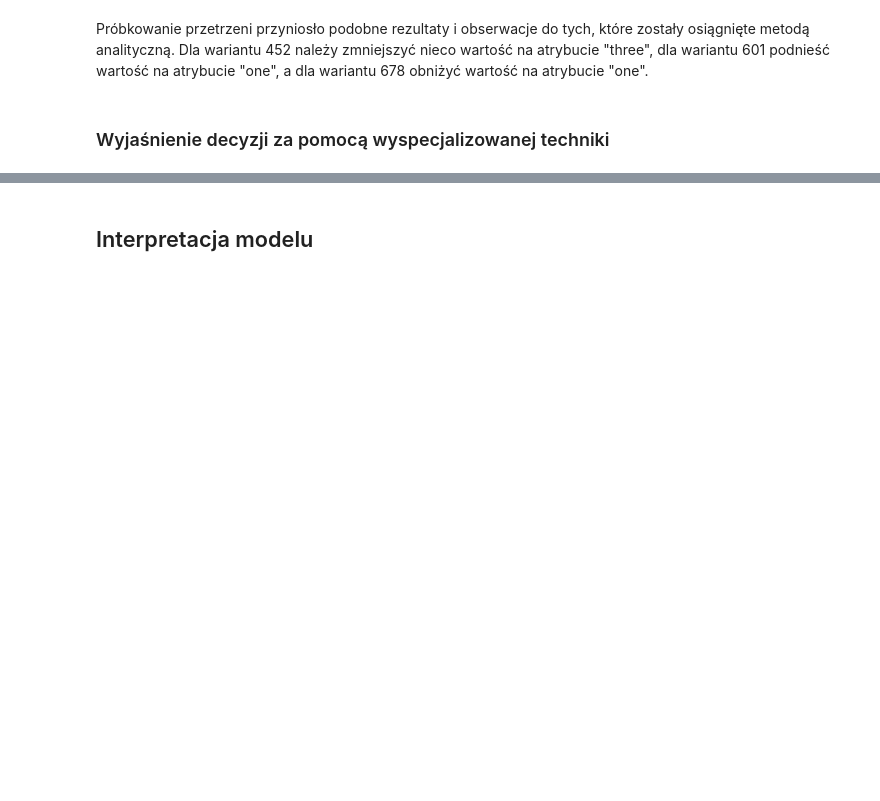
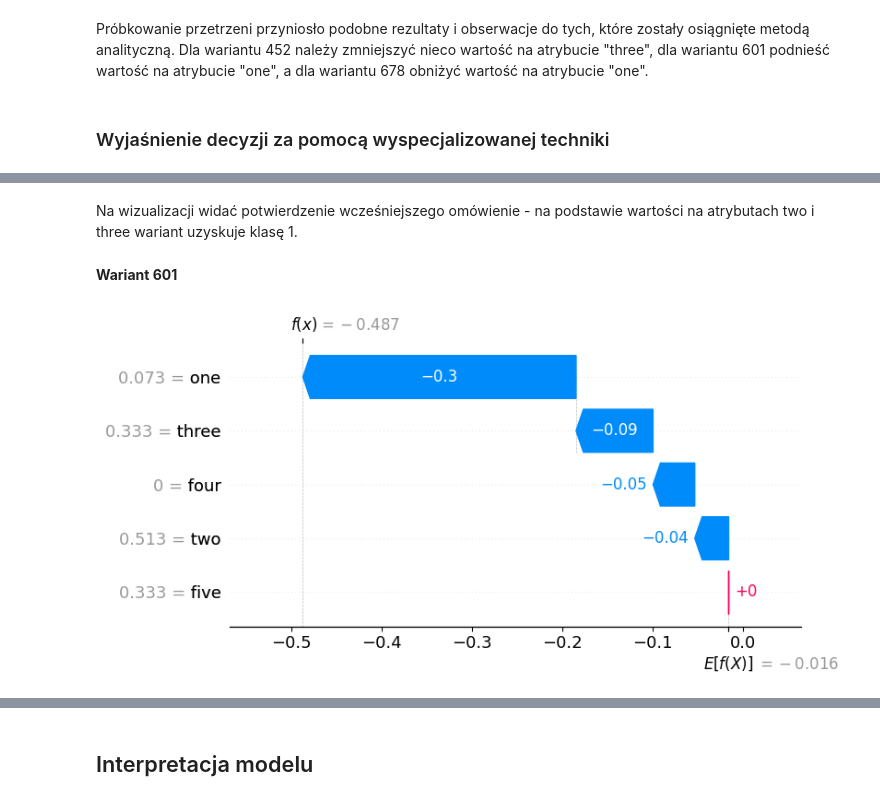
Before and after one commit to anras5/iswd, a Jupyter notebook: src/PREFERENCE-LEARNING/preference_learning.ipynb, the cells around one changed output, grey strips where cells are left out. Cells and saved outputs as stored; diff of their text form; code cells hidden in the pictures; blank space fills up the shorter version.

```diff
--- a/src/PREFERENCE-LEARNING/preference_learning.ipynb
+++ b/src/PREFERENCE-LEARNING/preference_learning.ipynb
@@ -188,0 +200,8 @@ Próbkowanie przetrzeni przyniosło podobne rezultaty i obserwacje do tych, któ
+# %% [markdown]
+Na wizualizacji widać potwierdzenie wcześniejszego omówienie - na podstawie wartości na atrybutach two i three wariant uzyskuje klasę 1.
+# %% [markdown]
+**Wariant 601**
+# %%
+shap.plots.waterfall(shap_values[1])
+# %% [output]
+[figure, added]
```
Also changed, not shown: parts of 17 cells of this notebook, 1 other file.
